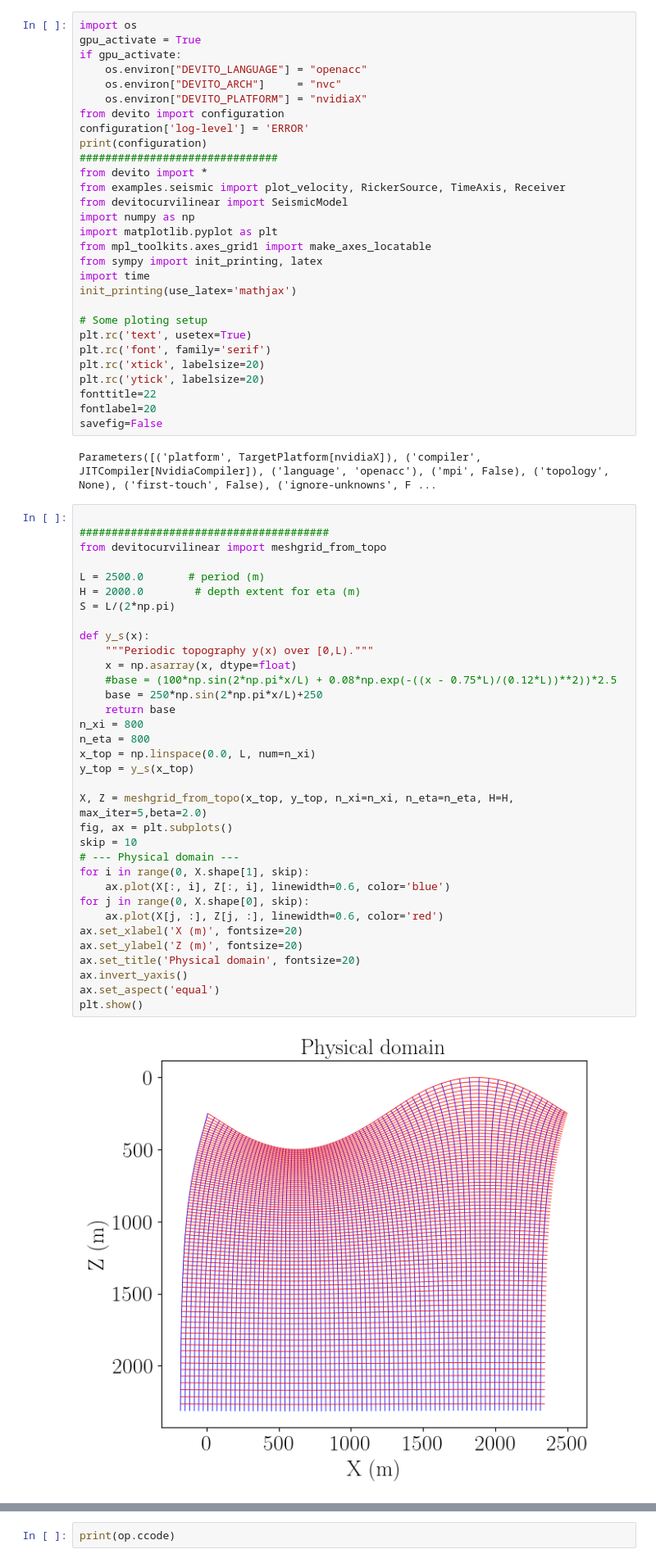
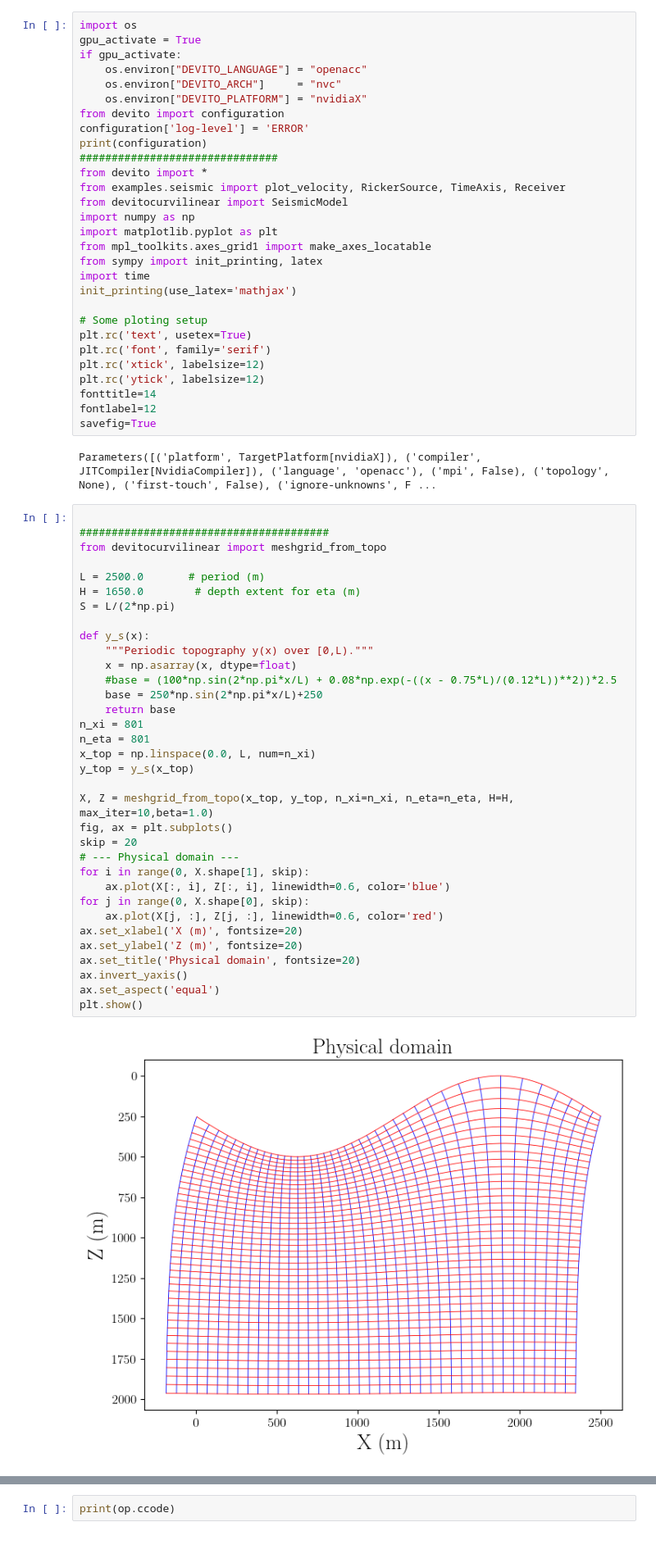
Before and after one commit to Ivanjav/devitocurvilinear, a Jupyter notebook: devito_examples/homotop/example_homotop.ipynb, the cells around one changed output, grey strips where cells are left out. Shown at 82% size. Cells and saved outputs as stored; diff of their text form.

```diff
--- a/devito_examples/homotop/example_homotop.ipynb
+++ b/devito_examples/homotop/example_homotop.ipynb
@@ -22,49 +22,49 @@ init_printing(use_latex='mathjax')
 # Some ploting setup
 plt.rc('text', usetex=True)
 plt.rc('font', family='serif')
-plt.rc('xtick', labelsize=20)
-plt.rc('ytick', labelsize=20)
-fonttitle=22
-fontlabel=20
-savefig=False
+plt.rc('xtick', labelsize=12)
+plt.rc('ytick', labelsize=12)
+fonttitle=14
+fontlabel=12
+savefig=True
 # %% [output]
 Parameters([('platform', TargetPlatform[nvidiaX]), ('compiler', JITCompiler[NvidiaCompiler]), ('language', 'openacc'), ('mpi', False), ('topology', None), ('first-touch', False), ('ignore-unknowns', F ...
 # %%
 
 #######################################
 from devitocurvilinear import meshgrid_from_topo
 
 L = 2500.0       # period (m)
-H = 2000.0        # depth extent for eta (m)
+H = 1650.0        # depth extent for eta (m)
 S = L/(2*np.pi)
 
 def y_s(x):
     """Periodic topography y(x) over [0,L)."""
     x = np.asarray(x, dtype=float)
     #base = (100*np.sin(2*np.pi*x/L) + 0.08*np.exp(-((x - 0.75*L)/(0.12*L))**2))*2.5
     base = 250*np.sin(2*np.pi*x/L)+250
     return base
-n_xi = 800
-n_eta = 800
+n_xi = 801
+n_eta = 801
 x_top = np.linspace(0.0, L, num=n_xi)
 y_top = y_s(x_top)
 
-X, Z = meshgrid_from_topo(x_top, y_top, n_xi=n_xi, n_eta=n_eta, H=H, max_iter=5,beta=2.0)
+X, Z = meshgrid_from_topo(x_top, y_top, n_xi=n_xi, n_eta=n_eta, H=H, max_iter=10,beta=1.0)
 fig, ax = plt.subplots()
-skip = 10
+skip = 20
 # --- Physical domain ---
 for i in range(0, X.shape[1], skip):
     ax.plot(X[:, i], Z[:, i], linewidth=0.6, color='blue')
 for j in range(0, X.shape[0], skip):
     ax.plot(X[j, :], Z[j, :], linewidth=0.6, color='red')
 ax.set_xlabel('X (m)', fontsize=20)
 ax.set_ylabel('Z (m)', fontsize=20)
 ax.set_title('Physical domain', fontsize=20)
 ax.invert_yaxis()
 ax.set_aspect('equal')
 plt.show()
 # %% [output]
-[figure, old version]
+[figure, new version]
 # %%
 from devitocurvilinear import CurviMap
 eta = np.linspace(0.0, 1.0, num=n_eta)
```
Also changed, not shown: parts of 22 cells of this notebook, 1 other file.
